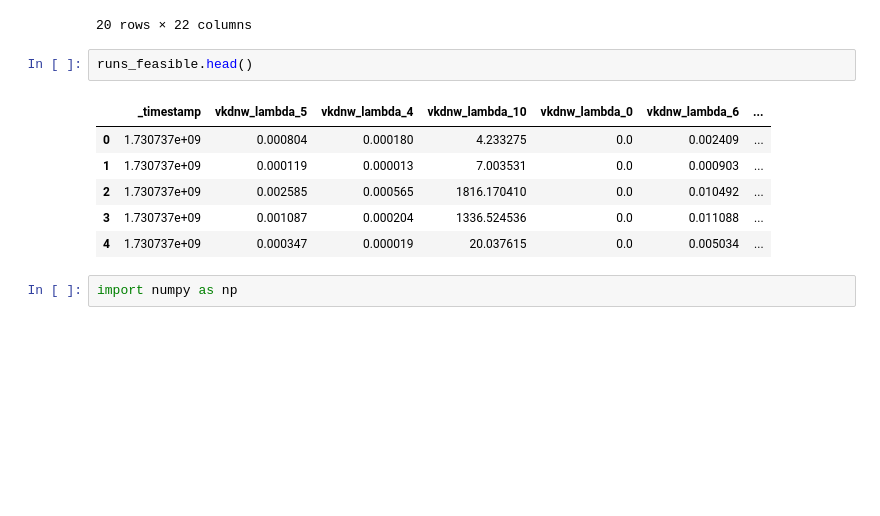
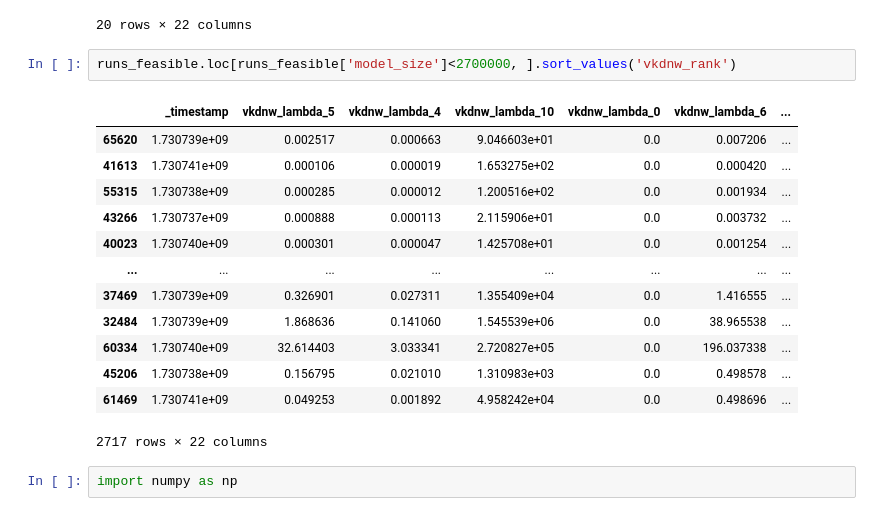
Before and after one commit to ondratybl/VKDNW, a Jupyter notebook: NB201/tss_choose_best.ipynb, the cells around one changed output. Saved outputs shown, nothing was run; the diff lists cells and outputs as text; blank space fills up the shorter version.

```diff
--- a/NB201/tss_choose_best.ipynb
+++ b/NB201/tss_choose_best.ipynb
@@ -558,14 +542,21 @@ runs_feasible.sort_values('vkdnw_rank').head(20)
 | 38735 | 1.730740e+09 | 0.002264 | 4.099964e-04 | 209.253952 | 0.000000e+00 | 0.009165 | ... |
 20 rows × 22 columns
 # %%
-runs_feasible.head()
+runs_feasible.loc[runs_feasible['model_size']<2700000, ].sort_values('vkdnw_rank')
 # %% [output]
 |  | _timestamp | vkdnw_lambda_5 | vkdnw_lambda_4 | vkdnw_lambda_10 | vkdnw_lambda_0 | vkdnw_lambda_6 | ... |
-| 0 | 1.730737e+09 | 0.000804 | 0.000180 | 4.233275 | 0.0 | 0.002409 | ... |
-| 1 | 1.730737e+09 | 0.000119 | 0.000013 | 7.003531 | 0.0 | 0.000903 | ... |
-| 2 | 1.730737e+09 | 0.002585 | 0.000565 | 1816.170410 | 0.0 | 0.010492 | ... |
-| 3 | 1.730737e+09 | 0.001087 | 0.000204 | 1336.524536 | 0.0 | 0.011088 | ... |
-| 4 | 1.730737e+09 | 0.000347 | 0.000019 | 20.037615 | 0.0 | 0.005034 | ... |
+| 65620 | 1.730739e+09 | 0.002517 | 0.000663 | 9.046603e+01 | 0.0 | 0.007206 | ... |
+| 41613 | 1.730741e+09 | 0.000106 | 0.000019 | 1.653275e+02 | 0.0 | 0.000420 | ... |
+| 55315 | 1.730738e+09 | 0.000285 | 0.000012 | 1.200516e+02 | 0.0 | 0.001934 | ... |
+| 43266 | 1.730737e+09 | 0.000888 | 0.000113 | 2.115906e+01 | 0.0 | 0.003732 | ... |
+| 40023 | 1.730740e+09 | 0.000301 | 0.000047 | 1.425708e+01 | 0.0 | 0.001254 | ... |
+| ... | ... | ... | ... | ... | ... | ... | ... |
+| 37469 | 1.730739e+09 | 0.326901 | 0.027311 | 1.355409e+04 | 0.0 | 1.416555 | ... |
+| 32484 | 1.730739e+09 | 1.868636 | 0.141060 | 1.545539e+06 | 0.0 | 38.965538 | ... |
+| 60334 | 1.730740e+09 | 32.614403 | 3.033341 | 2.720827e+05 | 0.0 | 196.037338 | ... |
+| 45206 | 1.730738e+09 | 0.156795 | 0.021010 | 1.310983e+03 | 0.0 | 0.498578 | ... |
+| 61469 | 1.730741e+09 | 0.049253 | 0.001892 | 4.958242e+04 | 0.0 | 0.498696 | ... |
+2717 rows × 22 columns
 # %%
 import numpy as np
 # %%
```
Also changed, not shown: parts of 2 cells of this notebook, 2 other files.
